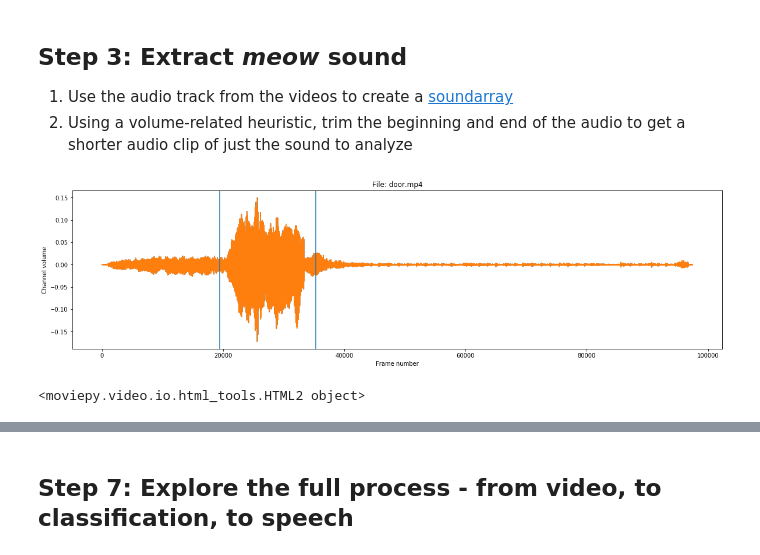
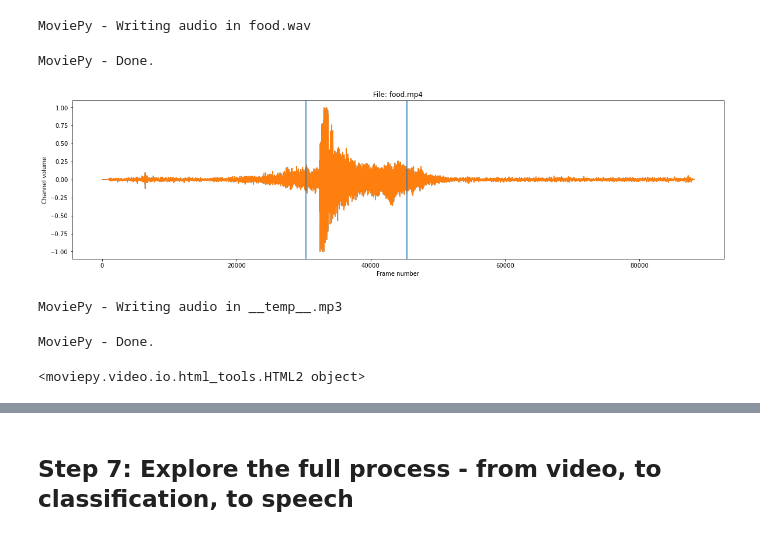
Before and after one commit to spackows/CASCON-2018_Analyzing_images, a Jupyter notebook: cat-translator/sample-notebooks/cat-translator-app-code-notebook.ipynb, the cells around one changed output, grey strips where cells are left out. Saved outputs shown, nothing was run; the diff lists cells and outputs as text; code cells hidden in the pictures.

```diff
--- a/cat-translator/sample-notebooks/cat-translator-app-code-notebook.ipynb
+++ b/cat-translator/sample-notebooks/cat-translator-app-code-notebook.ipynb
@@ -75,7 +130,10 @@ videoclip_1.ipython_display( width='300' )
 # %%
-videoclip_2.ipython_display( width='300' )
+audio_2 = getTrimmedAudio( filename_2, True )
+audio_2.ipython_display( width='300' )
+# %% [output]
+MoviePy - Writing audio in food.wav
+MoviePy - Done.
+[figure, added]
+MoviePy - Writing audio in __temp__.mp3
+MoviePy - Done.
+<moviepy.video.io.html_tools.HTML2 object>
-# %% [markdown]
-## Step 3: Extract _meow_ sound
-
-1. Use the audio track from the videos to create a [soundarray](https://zulko.github.io/moviepy/ref/AudioClip.html?highlight=to_soundarray#moviepy.audio.AudioClip.AudioClip.to_soundarray)
-2. Using a volume-related heuristic, trim the beginning and end of the audio to get a shorter audio clip of just the sound to analyze
@@ -120,6 +139,0 @@ def get_trimmed_audio( videoclip ):
-# %%
-audio_1 = get_trimmed_audio( videoclip_1 )
-audio_1.ipython_display( width='300' )
-# %% [output]
-[figure, removed]
-<moviepy.video.io.html_tools.HTML2 object>
```
Also changed, not shown: parts of 54 cells of this notebook.
